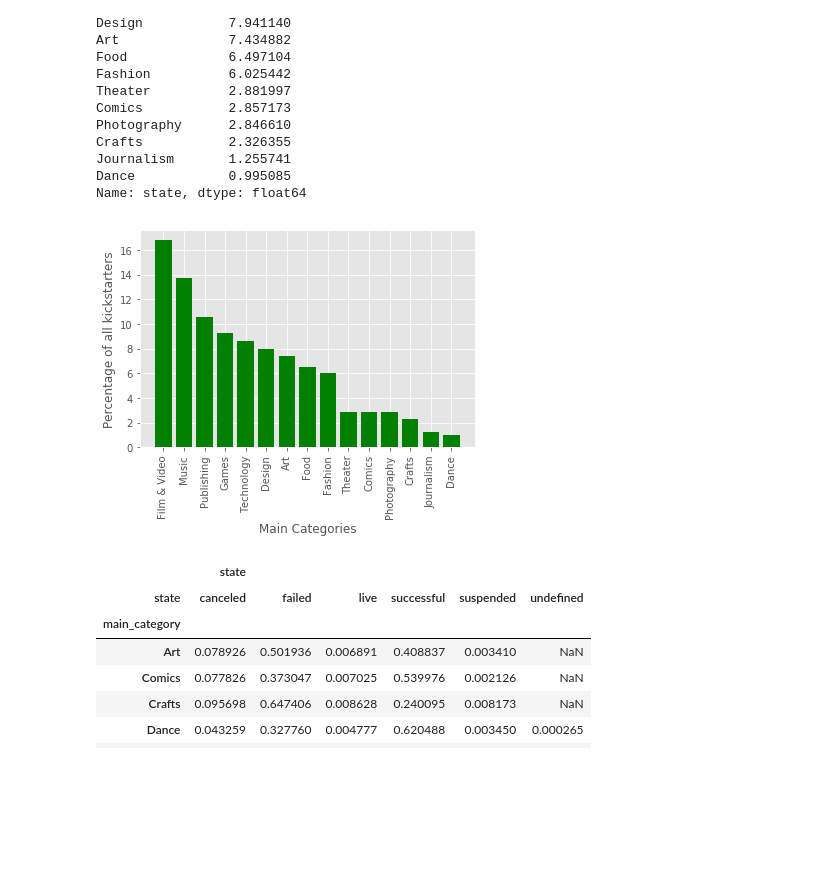
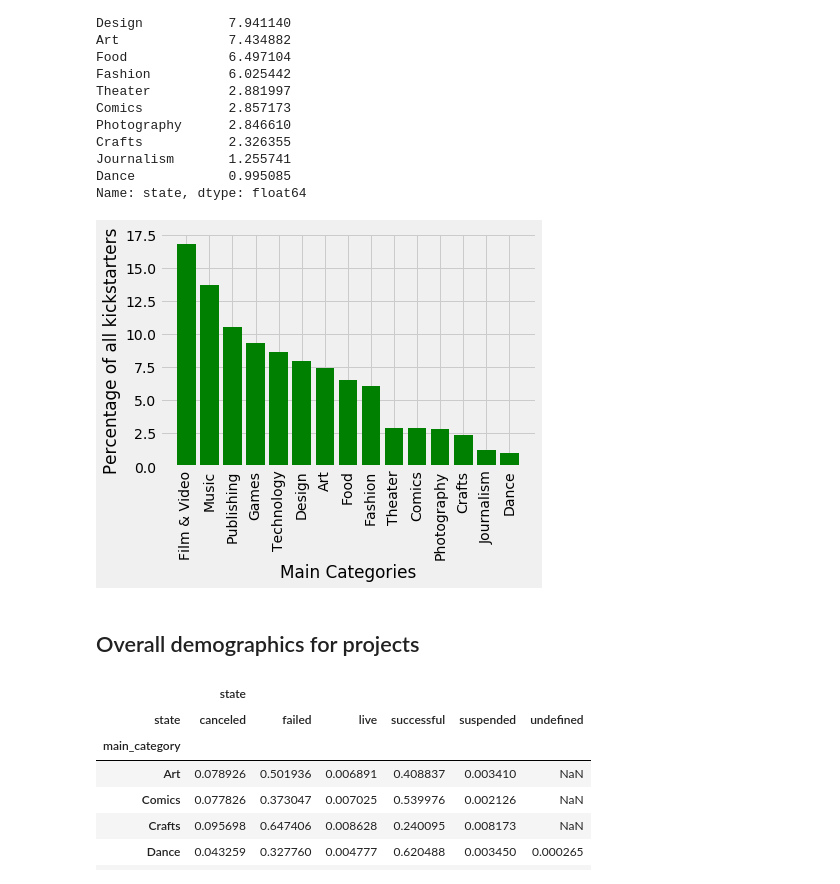
Before and after one commit to hannah-ross/dataforgood, a Jupyter notebook: Final Project 131 James.ipynb, the cells around one changed output. Cells and saved outputs as stored; diff of their text form; code cells hidden in the pictures; blank space fills up the shorter version.

Commit message:
Update Final Project 131 James.ipynb
cleaned exploratoy analysis

```diff
--- a/Final Project 131 James.ipynb
+++ b/Final Project 131 James.ipynb
@@ -109,0 +171,6 @@ Name: main_category, dtype: int64
+# %%
+plt.style.use('fivethirtyeight')
+plt.hist(ks["usd_pledged_real"], color = "green", range = (0,25000))
+plt.xlabel("Pledged Amount")
+plt.ylabel('Count ')
+plt.show()
@@ -109,0 +179,6 @@ Name: main_category, dtype: int64
+# %%
+plt.style.use('fivethirtyeight')
+plt.hist(ks["usd_goal_real"], color = "red", range = (0,25000))
+plt.xlabel("Goal Amount")
+plt.ylabel('Count ')
+plt.show()
@@ -109,0 +187,6 @@ Name: main_category, dtype: int64
+# %%
+plt.style.use('fivethirtyeight')
+plt.hist(ks["backers"], color = "blue", range = (0,250))
+plt.xlabel("Number of Backers")
+plt.ylabel('Count')
+plt.show()
@@ -265,14 +355,16 @@ Journalism       1.255741
 Dance            0.995085
 Name: state, dtype: float64
 # %%
-plt.style.use('ggplot')
+plt.style.use('fivethirtyeight')
 plt.bar(percent_of_kickstarters.index, percent_of_kickstarters, color = "green")
 plt.xticks(rotation=90)
 plt.xlabel("Main Categories")
 plt.ylabel('Percentage of all kickstarters')
 plt.show()
 # %% [output]
-[figure, old version]
+[figure, new version]
+# %% [markdown]
+## Overall demographics for projects
 # %%
 category_state_rates = pd.DataFrame(category_states.state / sum_of_states_per_category)
 category_state_rates = category_state_rates.unstack()
```
Also changed, not shown: parts of 68 cells of this notebook.
